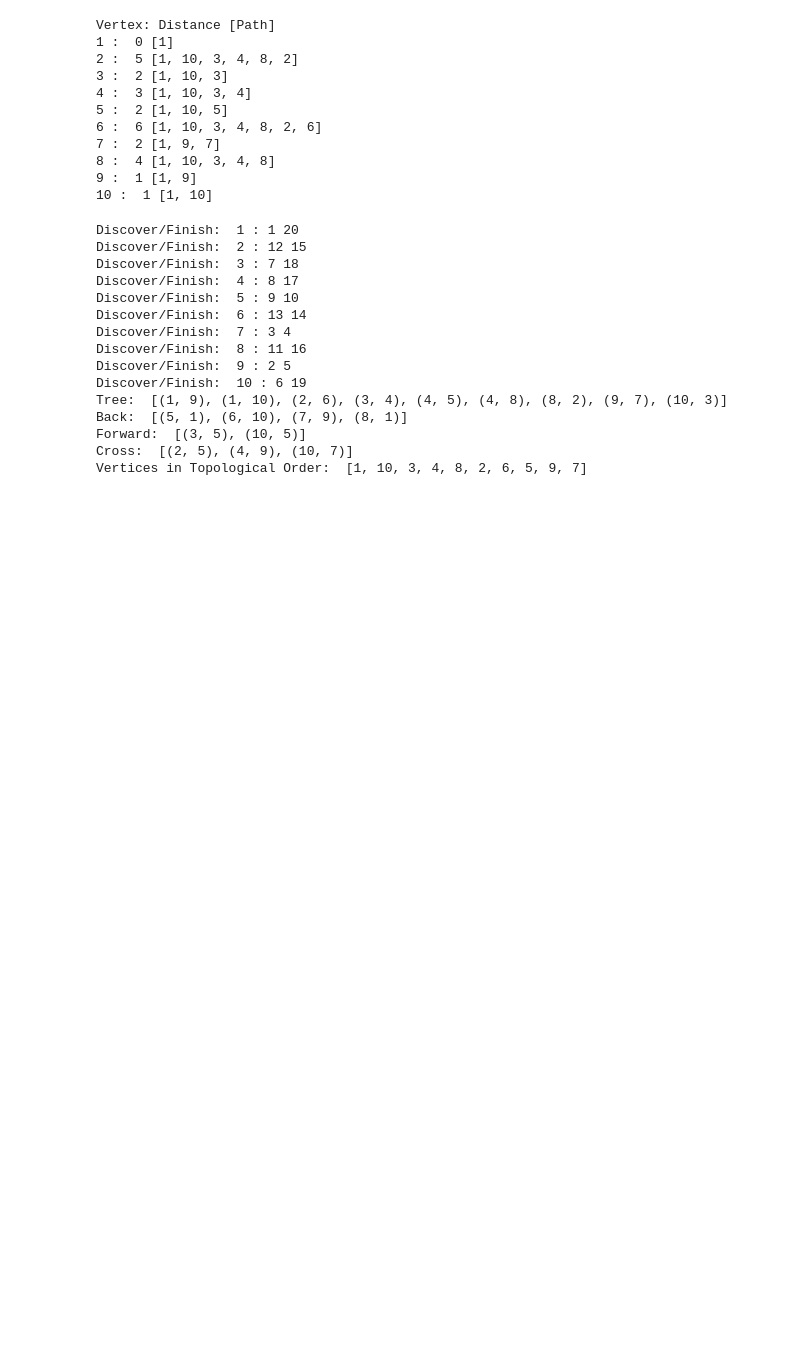
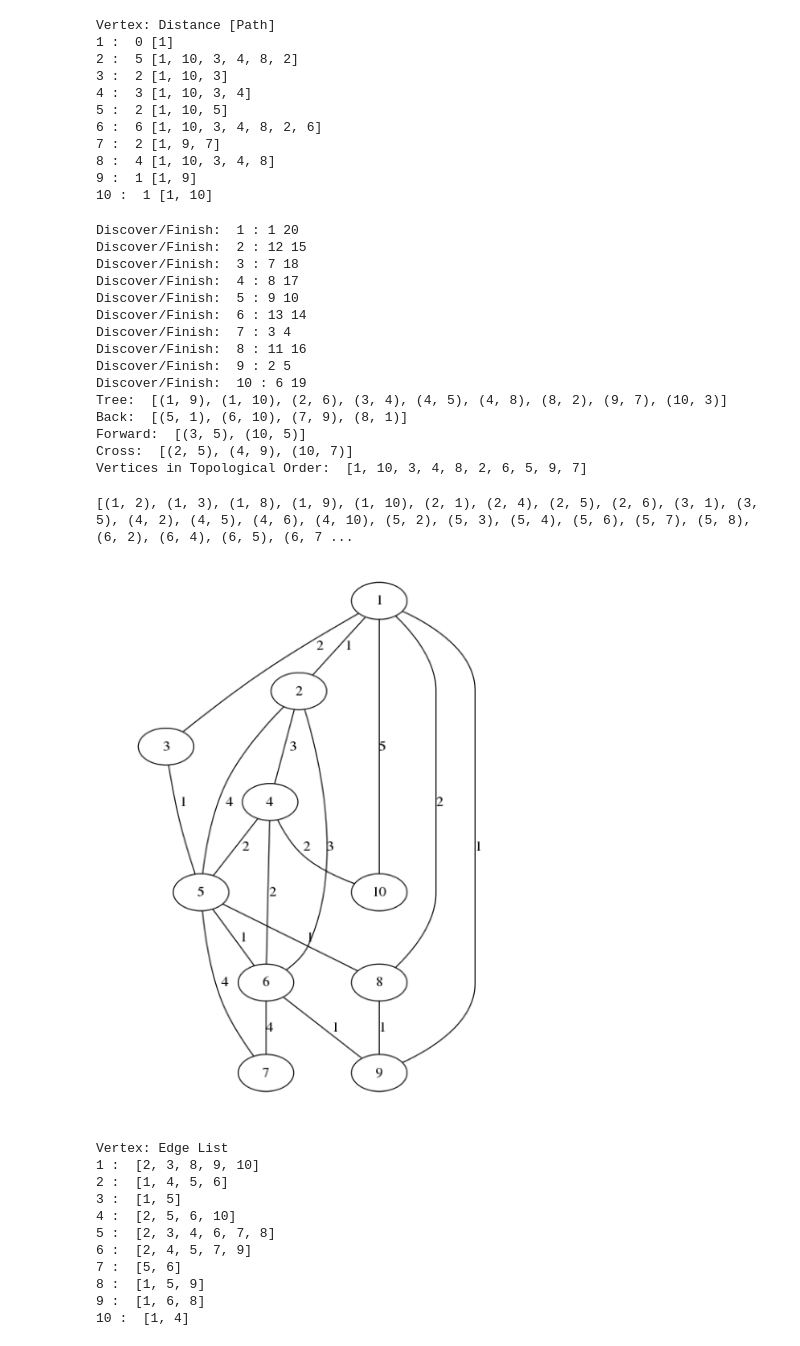
Before and after one commit to CarlosReyes1/c2017Fall, a Jupyter notebook: c174f17/GraphIntro.ipynb, the cells around one changed output. Saved outputs shown, nothing was run; the diff lists cells and outputs as text; code cells hidden in the pictures; blank space fills up the shorter version.

```diff
--- a/c174f17/GraphIntro.ipynb
+++ b/c174f17/GraphIntro.ipynb
@@ -193,3 +193,41 @@ Back:  [(5, 1), (6, 10), (7, 9), (8, 1)]
 Forward:  [(3, 5), (10, 5)]
 Cross:  [(2, 5), (4, 9), (10, 7)]
 Vertices in Topological Order:  [1, 10, 3, 4, 8, 2, 6, 5, 9, 7]
+# %%
+def EdgeList(V, E):
+    l = []
+    for u in V:
+        e = E.get(u, [])
+        for v in  e:
+            l.append((u,v))
+    return l
+
+def GenWeights(V, E, low, high, D=True):
+    w = {}
+    l = EdgeList(V, E)
+    for e in l:
+        w[e] = random.randint(low, high)
+    if not D:
+        for u,v in w:
+            if u>v:
+                w[(u,v)] = w[(v,u)]
+    return w
+
+V, E = RandomEdgePermute(10, 0.4, False, False)
+print EdgeList(V, E)
+W = GenWeights(V, E, 1, 5, False)
+GraphIt(V, E, W, False)
+# %% [output]
+[(1, 2), (1, 3), (1, 8), (1, 9), (1, 10), (2, 1), (2, 4), (2, 5), (2, 6), (3, 1), (3, 5), (4, 2), (4, 5), (4, 6), (4, 10), (5, 2), (5, 3), (5, 4), (5, 6), (5, 7), (5, 8), (6, 2), (6, 4), (6, 5), (6, 7 ...
+[figure, added]
+Vertex: Edge List
+1 :  [2, 3, 8, 9, 10]
+2 :  [1, 4, 5, 6]
+3 :  [1, 5]
+4 :  [2, 5, 6, 10]
+5 :  [2, 3, 4, 6, 7, 8]
+6 :  [2, 4, 5, 7, 9]
+7 :  [5, 6]
+8 :  [1, 5, 9]
+9 :  [1, 6, 8]
+10 :  [1, 4]
```
Also changed, not shown: parts of 1 cell of this notebook.
